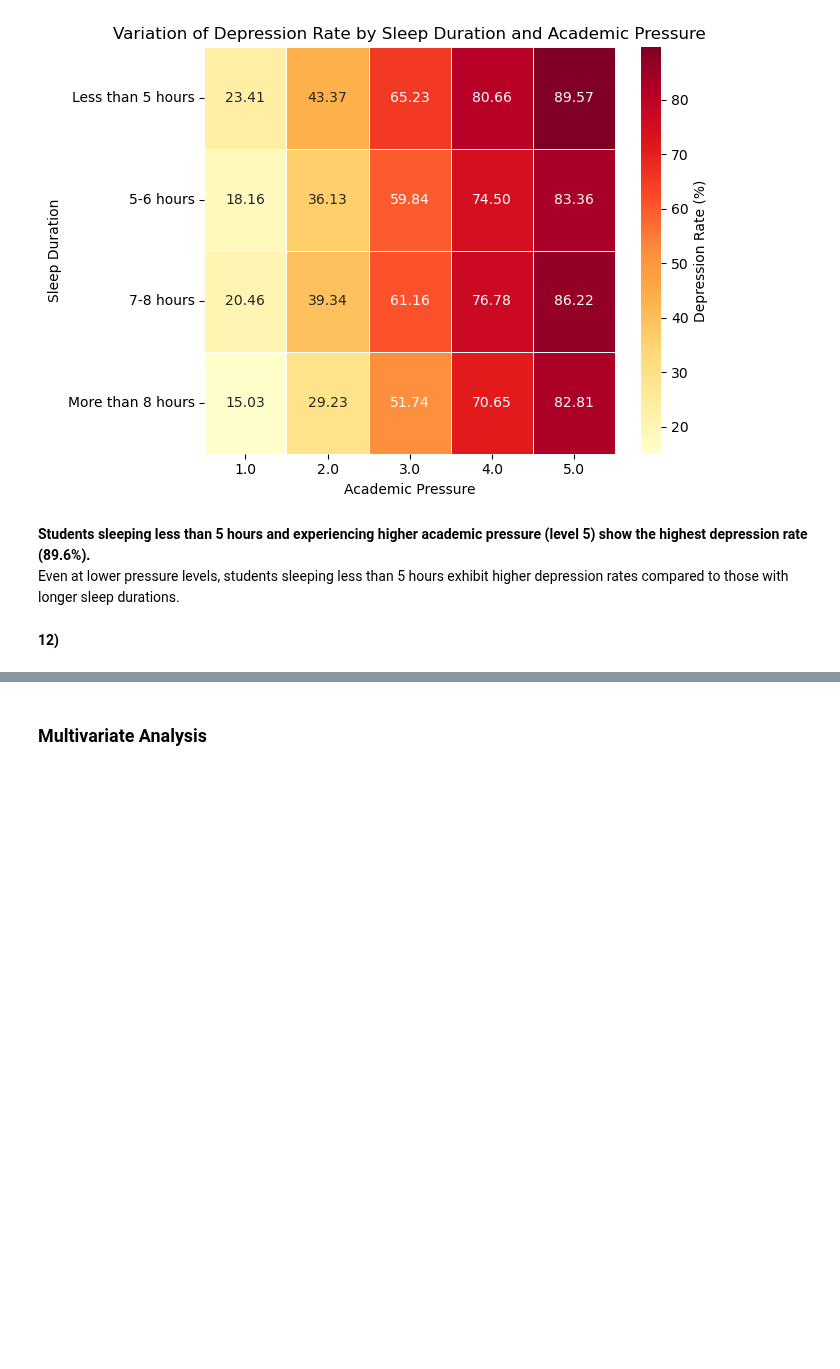
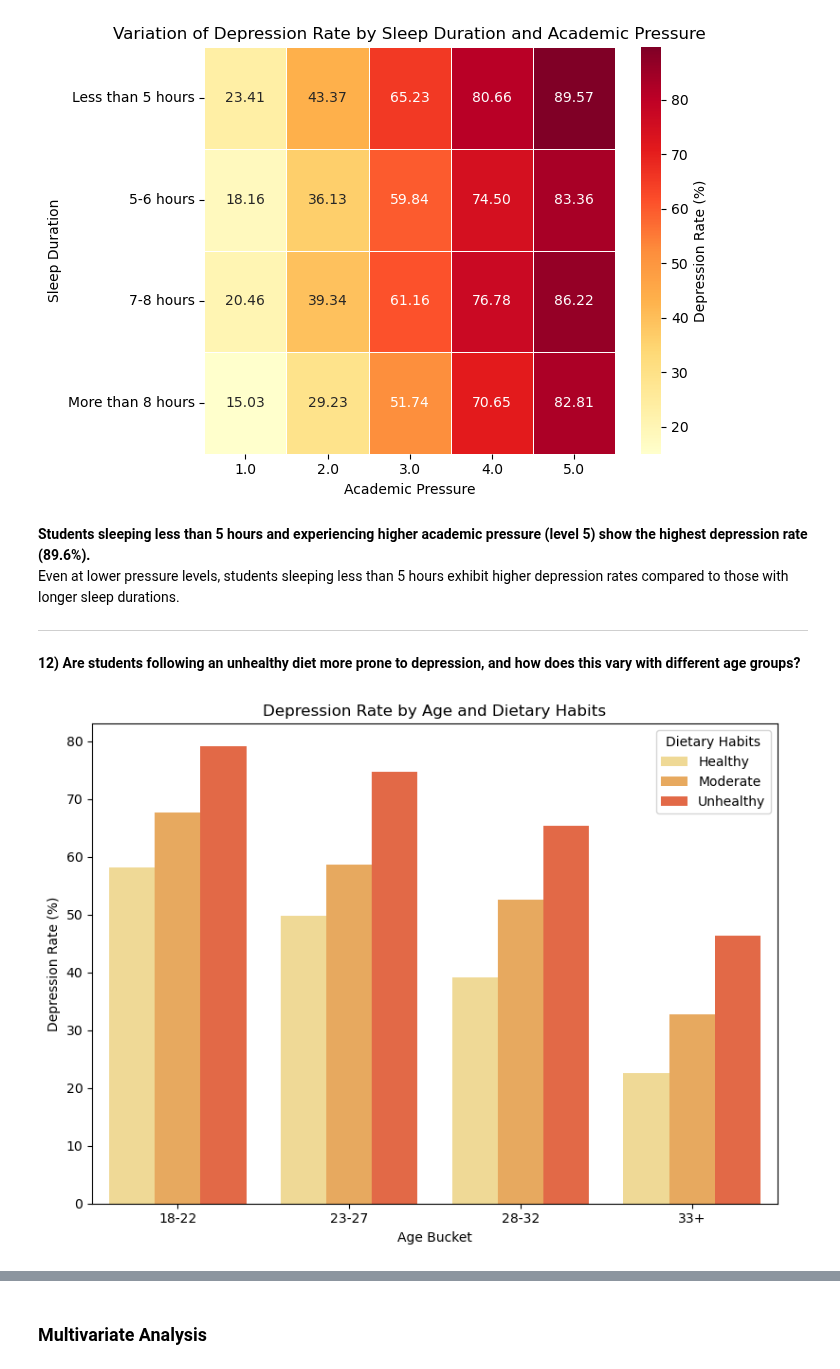
Before and after one commit to Siddharth-Saravanan/Student_Depression_Analysis_and_Prediction_using_Machine_Learning, a Jupyter notebook: student_depression_prediction.ipynb, the cells around one changed output, grey strips where cells are left out. Drawn from its saved outputs; the diff is of its cells as text; code cells hidden in the pictures; blank space fills up the shorter version.

Commit message:
EDA: Added Q12 Plot and Insights

```diff
--- a/student_depression_prediction.ipynb
+++ b/student_depression_prediction.ipynb
@@ -1301,5 +1301,24 @@ plt.tight_layout()
 # %% [markdown]
 **Students sleeping less than 5 hours and experiencing higher academic pressure (level 5) show the highest depression rate (89.6%).**<br>
 Even at lower pressure levels, students sleeping less than 5 hours exhibit higher depression rates compared to those with longer sleep durations.
+
+---
-# %% [markdown]
-**12)**
+# %% [markdown]
+**12) Are students following an unhealthy diet more prone to depression, and how does this vary with different age groups?**
+# %%
+diet_age_depr = depr_df.loc[:,['Dietary Habits', 'Age', 'Depression']]
+diet_age_depr['Age Bucket'] = pd.cut(diet_age_depr['Age'], bins = age_bins, labels = age_labels)
+diet_age_depr.drop(columns='Age', inplace=True)
+diet_age_depr = diet_age_depr.groupby(['Age Bucket','Dietary Habits'], observed=False)['Depression'].agg(['sum','count'])
+diet_age_depr['Depression Rate (%)'] = ((diet_age_depr['sum']/diet_age_depr['count'])*100).round(2)
+# %%
+plt.figure(figsize=(8,6))
+sns.barplot(data=diet_age_depr,
+            x='Age Bucket',
+            y='Depression Rate (%)',
+            hue='Dietary Habits'
+            )
+plt.title("Depression Rate by Age and Dietary Habits")
+plt.tight_layout()
+# %% [output]
+[figure, added]
```
Also changed, not shown: parts of 1 cell of this notebook.
